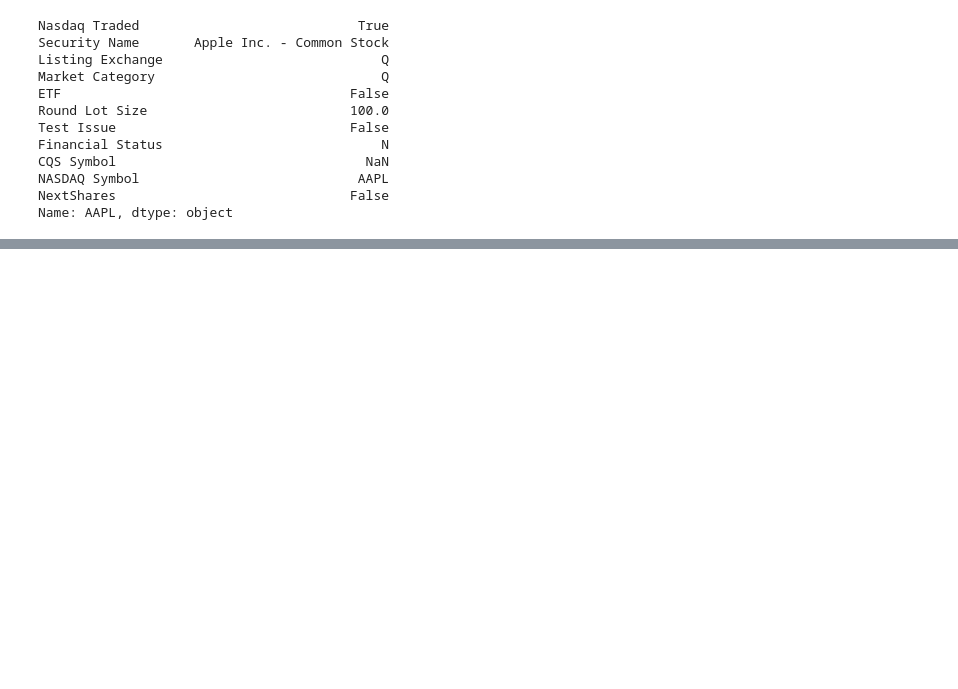
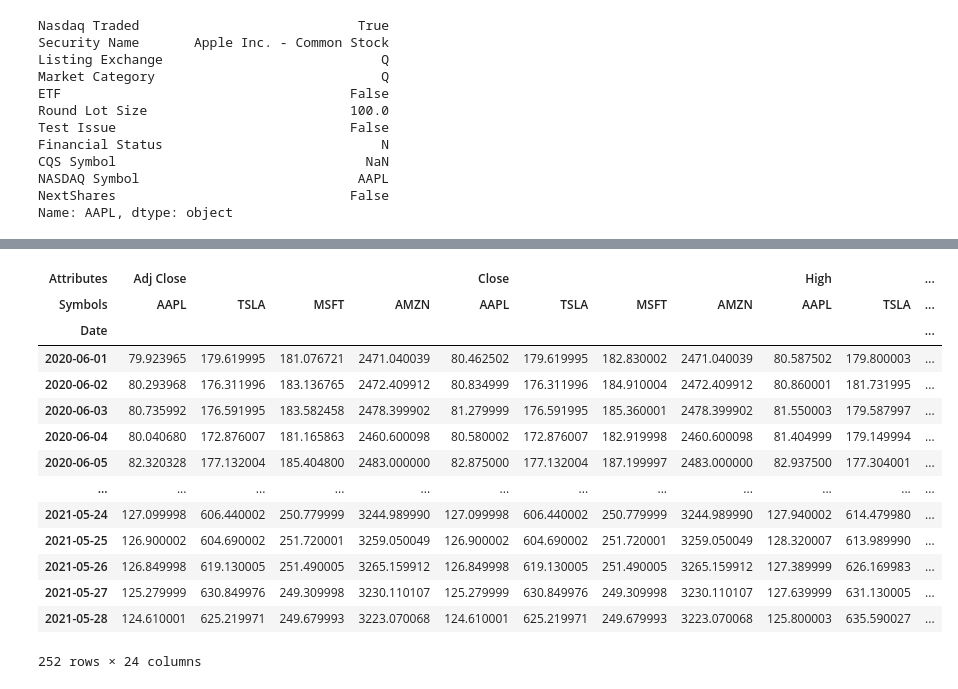
Before and after one commit to AleexSilva/Python-For-Finance, a Jupyter notebook: Data Source/Data-reader.ipynb, the cells around one changed output, grey strips where cells are left out. Cells and saved outputs as stored; diff of their text form; code cells hidden in the pictures; blank space fills up the shorter version.

```diff
--- a/Data Source/Data-reader.ipynb
+++ b/Data Source/Data-reader.ipynb
@@ -150,0 +159,18 @@ wb_data.unstack(1)
+# %%
+data
+# %% [output]
+| Attributes | Adj Close |  |  |  | Close |  |  |  | High |  | ... |
+| Symbols | AAPL | TSLA | MSFT | AMZN | AAPL | TSLA | MSFT | AMZN | AAPL | TSLA | ... |
+| Date |  |  |  |  |  |  |  |  |  |  | ... |
+| 2020-06-01 | 79.923965 | 179.619995 | 181.076721 | 2471.040039 | 80.462502 | 179.619995 | 182.830002 | 2471.040039 | 80.587502 | 179.800003 | ... |
+| 2020-06-02 | 80.293968 | 176.311996 | 183.136765 | 2472.409912 | 80.834999 | 176.311996 | 184.910004 | 2472.409912 | 80.860001 | 181.731995 | ... |
+| 2020-06-03 | 80.735992 | 176.591995 | 183.582458 | 2478.399902 | 81.279999 | 176.591995 | 185.360001 | 2478.399902 | 81.550003 | 179.587997 | ... |
+| 2020-06-04 | 80.040680 | 172.876007 | 181.165863 | 2460.600098 | 80.580002 | 172.876007 | 182.919998 | 2460.600098 | 81.404999 | 179.149994 | ... |
+| 2020-06-05 | 82.320328 | 177.132004 | 185.404800 | 2483.000000 | 82.875000 | 177.132004 | 187.199997 | 2483.000000 | 82.937500 | 177.304001 | ... |
+| ... | ... | ... | ... | ... | ... | ... | ... | ... | ... | ... | ... |
+| 2021-05-24 | 127.099998 | 606.440002 | 250.779999 | 3244.989990 | 127.099998 | 606.440002 | 250.779999 | 3244.989990 | 127.940002 | 614.479980 | ... |
+| 2021-05-25 | 126.900002 | 604.690002 | 251.720001 | 3259.050049 | 126.900002 | 604.690002 | 251.720001 | 3259.050049 | 128.320007 | 613.989990 | ... |
+| 2021-05-26 | 126.849998 | 619.130005 | 251.490005 | 3265.159912 | 126.849998 | 619.130005 | 251.490005 | 3265.159912 | 127.389999 | 626.169983 | ... |
+| 2021-05-27 | 125.279999 | 630.849976 | 249.309998 | 3230.110107 | 125.279999 | 630.849976 | 249.309998 | 3230.110107 | 127.639999 | 631.130005 | ... |
+| 2021-05-28 | 124.610001 | 625.219971 | 249.679993 | 3223.070068 | 124.610001 | 625.219971 | 249.679993 | 3223.070068 | 125.800003 | 635.590027 | ... |
+252 rows × 24 columns
```
Also changed, not shown: parts of 25 cells of this notebook, 1 other file.
